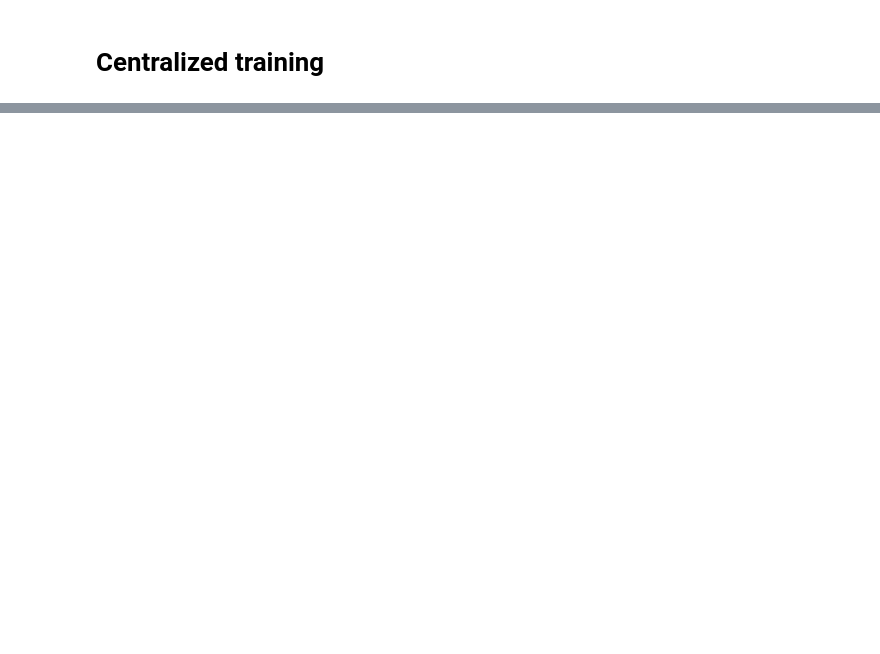
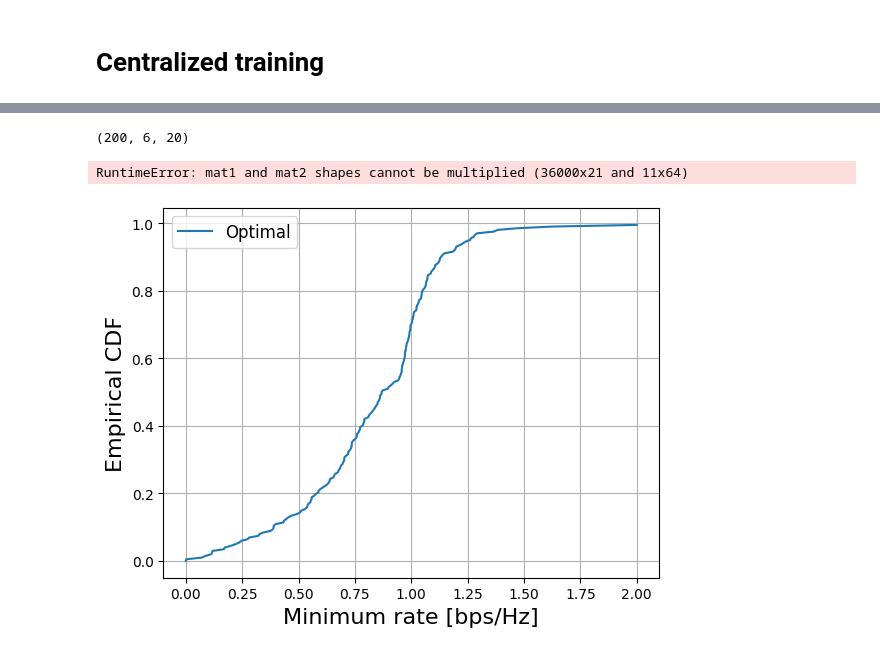
Before and after one commit to LeGiangK62/GNN_FL_cf_mMIMO, a Jupyter notebook: no_KG.ipynb, the cells around one changed output, grey strips where cells are left out. Saved outputs shown, nothing was run; the diff lists cells and outputs as text; code cells hidden in the pictures; blank space fills up the shorter version.

```diff
--- a/no_KG.ipynb
+++ b/no_KG.ipynb
@@ -335,0 +300,53 @@ Epoch 451/500 | Train Loss: -1.861650 | Train Rate: 1.798852 | Test Rate: 1.7822
+# %%
+Phi_eval.shape
+# %% [output]
+(200, 6, 20)
+# %%
+eval_data = create_graph(Beta_eval, Phi_eval, 'het')
+eval_loader = [
+    DataLoader(eval_data[i], batch_size=num_eval, shuffle=False)
+    for i in range(num_AP)
+]
+
+eval_data_cen = create_graph(Beta_eval, Phi_eval, 'het', isDecentralized=False)
+eval_loader_cen = DataLoader(eval_data_cen, batch_size=num_eval, shuffle=True)
+# %%
+from Utils.training import cen_loss_function
+
+cen_model.eval()
+for batch in eval_loader_cen:
+    batch = batch.to(device)
+    num_graph = batch.num_graphs
+    x_dict, edge_dict, edge_index = cen_model(batch)
+
+    gnn_rates = cen_loss_function(
+            batch, x_dict, edge_dict,
+            tau=tau, rho_p=rho_p, rho_d=rho_d, num_antenna=num_antenna, eval_mode=True
+        ).detach().numpy()
+
+    # gnn_rates = rate_loss(output, d_test, c_test, True).flatten().detach().numpy()
+
+    # full = torch.ones_like(output)
+    # all_one_rates = rate_loss(full, d_test, c_test, True).flatten().numpy()
+# %% [output]
+RuntimeError: mat1 and mat2 shapes cannot be multiplied (36000x21 and 11x64)
+# %%
+opt_rates = eval_mat['R_cf_opt_min'].T[:,0]
+# %%
+min_rate, max_rate = 0, 2
+y_axis = np.arange(0, 1.0, 1/202)
+gnn_rates.sort();  opt_rates.sort()
+gnn_rates = np.insert(gnn_rates, 0, min_rate); gnn_rates = np.insert(gnn_rates,201,max_rate)
+#all_one_rates = np.insert(all_one_rates, 0, min_rate); all_one_rates = np.insert(all_one_rates,201,max_rate)
+opt_rates = np.insert(opt_rates, 0, min_rate); opt_rates = np.insert(opt_rates,201,max_rate)
+# %%
+import matplotlib.pyplot as plt
+# plt.plot(gnn_rates, y_axis, label = 'GNN')
+plt.plot(opt_rates, y_axis, label = 'Optimal')
+#plt.plot(all_one_rates, y_axis, label = 'Maximum Power')
+plt.xlabel('Minimum rate [bps/Hz]', {'fontsize':16})
+plt.ylabel('Empirical CDF', {'fontsize':16})
+plt.legend(fontsize = 12)
+plt.grid()
+# %% [output]
+[figure, added]
```
Also changed, not shown: parts of 14 cells of this notebook, 15 other files.
